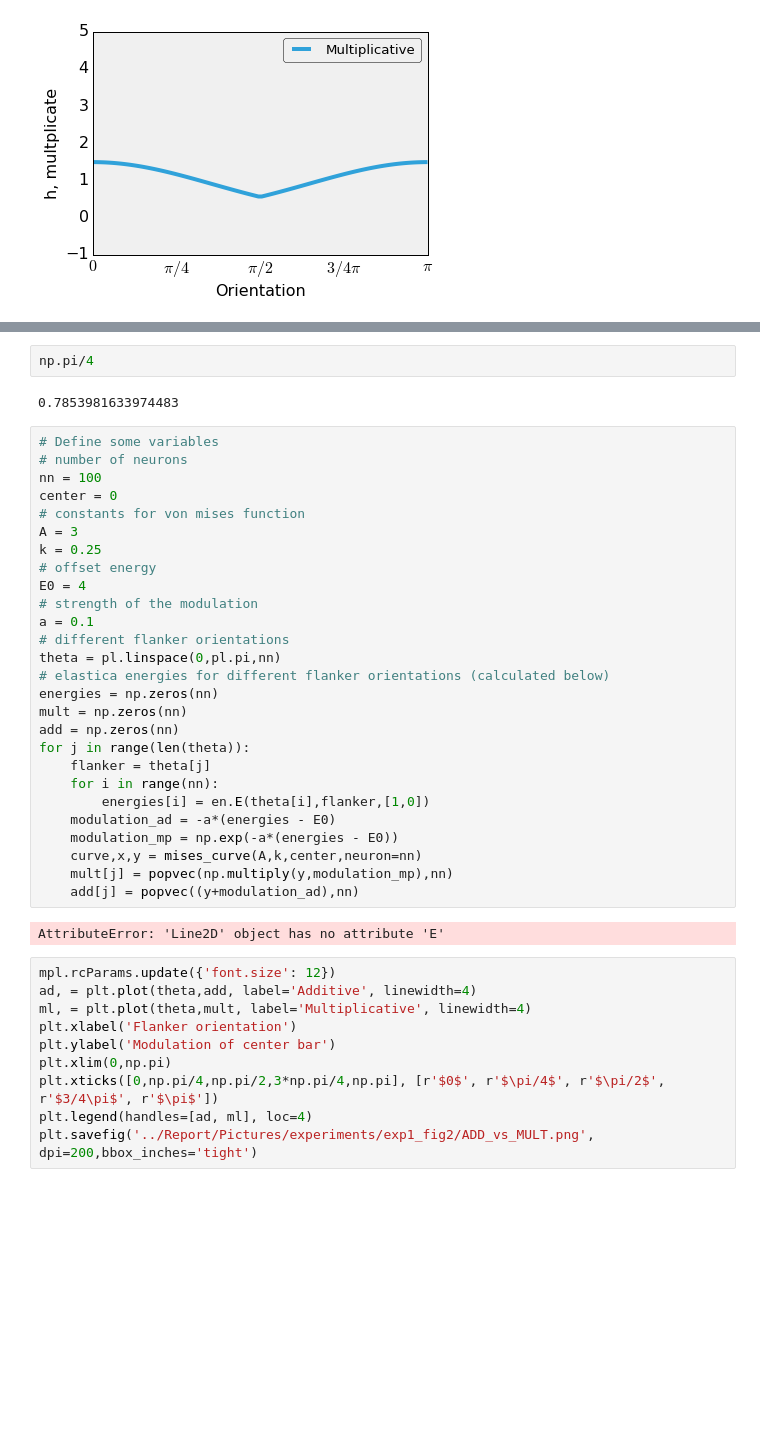
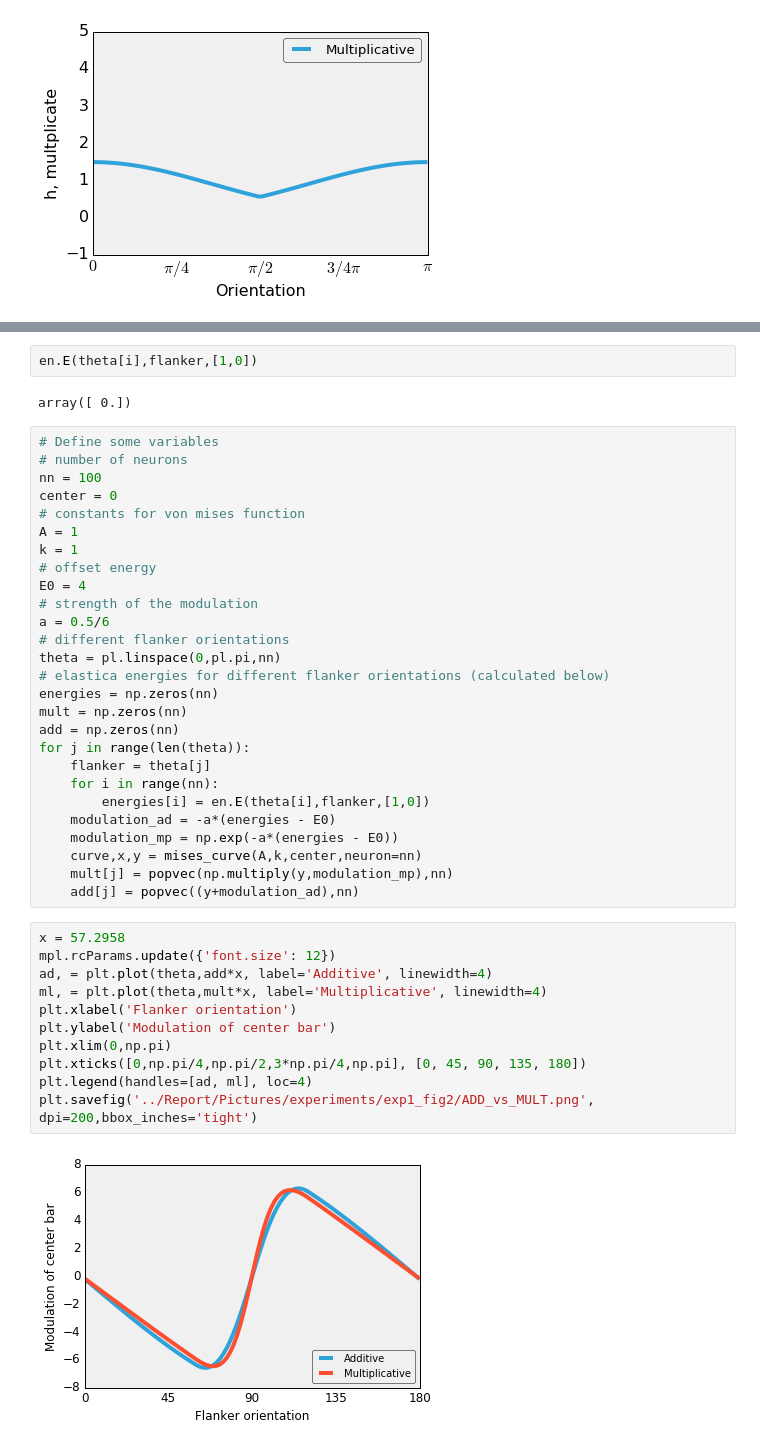
Before and after one commit to masenov/HonoursProject, a Jupyter notebook: Python/Experiments1_fig.2.ipynb, the cells around one changed output, grey strips where cells are left out. Cells and saved outputs as stored; diff of their text form; blank space fills up the shorter version.

```diff
--- a/Python/Experiments1_fig.2.ipynb
+++ b/Python/Experiments1_fig.2.ipynb
@@ -145,19 +145,19 @@ popvec((y+modulation_ad),nn)
-# %%
-np.pi/4
-# %% [output]
-0.7853981633974483
+# %%
+en.E(theta[i],flanker,[1,0])
+# %% [output]
+array([ 0.])
 # %%
 # Define some variables
 # number of neurons
 nn = 100
 center = 0
 # constants for von mises function
-A = 3
-k = 0.25
+A = 1
+k = 1
 # offset energy
 E0 = 4
 # strength of the modulation
-a = 0.1
+a = 0.5/6
 # different flanker orientations
 theta = pl.linspace(0,pl.pi,nn)
 # elastica energies for different flanker orientations (calculated below)
@@ -173,18 +173,19 @@ for j in range(len(theta)):
     curve,x,y = mises_curve(A,k,center,neuron=nn)
     mult[j] = popvec(np.multiply(y,modulation_mp),nn)
     add[j] = popvec((y+modulation_ad),nn)
-# %% [output]
-AttributeError: 'Line2D' object has no attribute 'E'
 # %%
+x = 57.2958
 mpl.rcParams.update({'font.size': 12})
-ad, = plt.plot(theta,add, label='Additive', linewidth=4)
-ml, = plt.plot(theta,mult, label='Multiplicative', linewidth=4)
+ad, = plt.plot(theta,add*x, label='Additive', linewidth=4)
+ml, = plt.plot(theta,mult*x, label='Multiplicative', linewidth=4)
 plt.xlabel('Flanker orientation')
 plt.ylabel('Modulation of center bar')
 plt.xlim(0,np.pi)
-plt.xticks([0,np.pi/4,np.pi/2,3*np.pi/4,np.pi], [r'$0$', r'$\pi/4$', r'$\pi/2$', r'$3/4\pi$', r'$\pi$'])
+plt.xticks([0,np.pi/4,np.pi/2,3*np.pi/4,np.pi], [0, 45, 90, 135, 180])
 plt.legend(handles=[ad, ml], loc=4)
 plt.savefig('../Report/Pictures/experiments/exp1_fig2/ADD_vs_MULT.png', dpi=200,bbox_inches='tight')
+# %% [output]
+[figure, added]
 # %%
 # Define some variables
 # number of neurons
```
Also changed, not shown: parts of 8 cells of this notebook, 25 other files.
